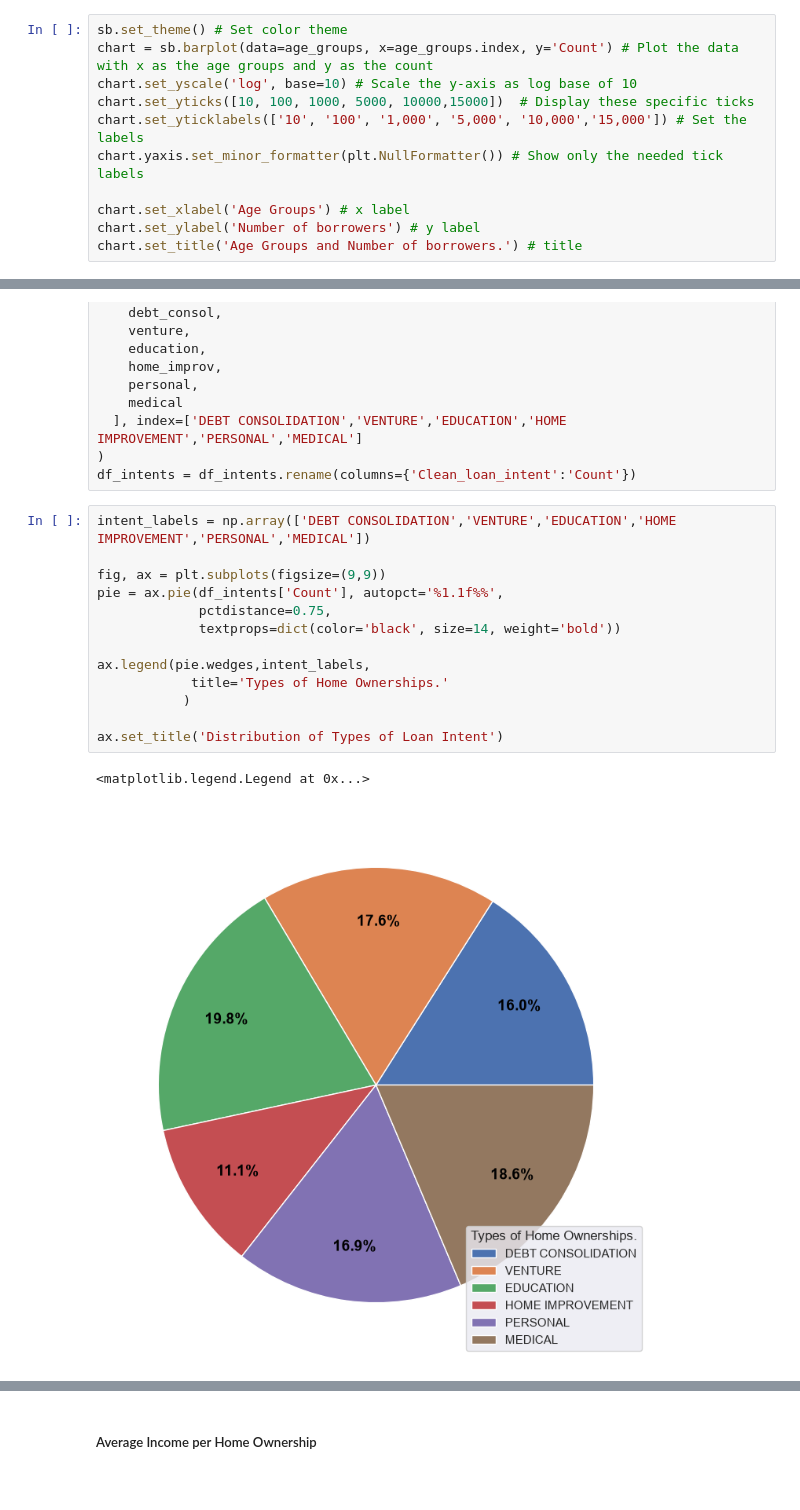
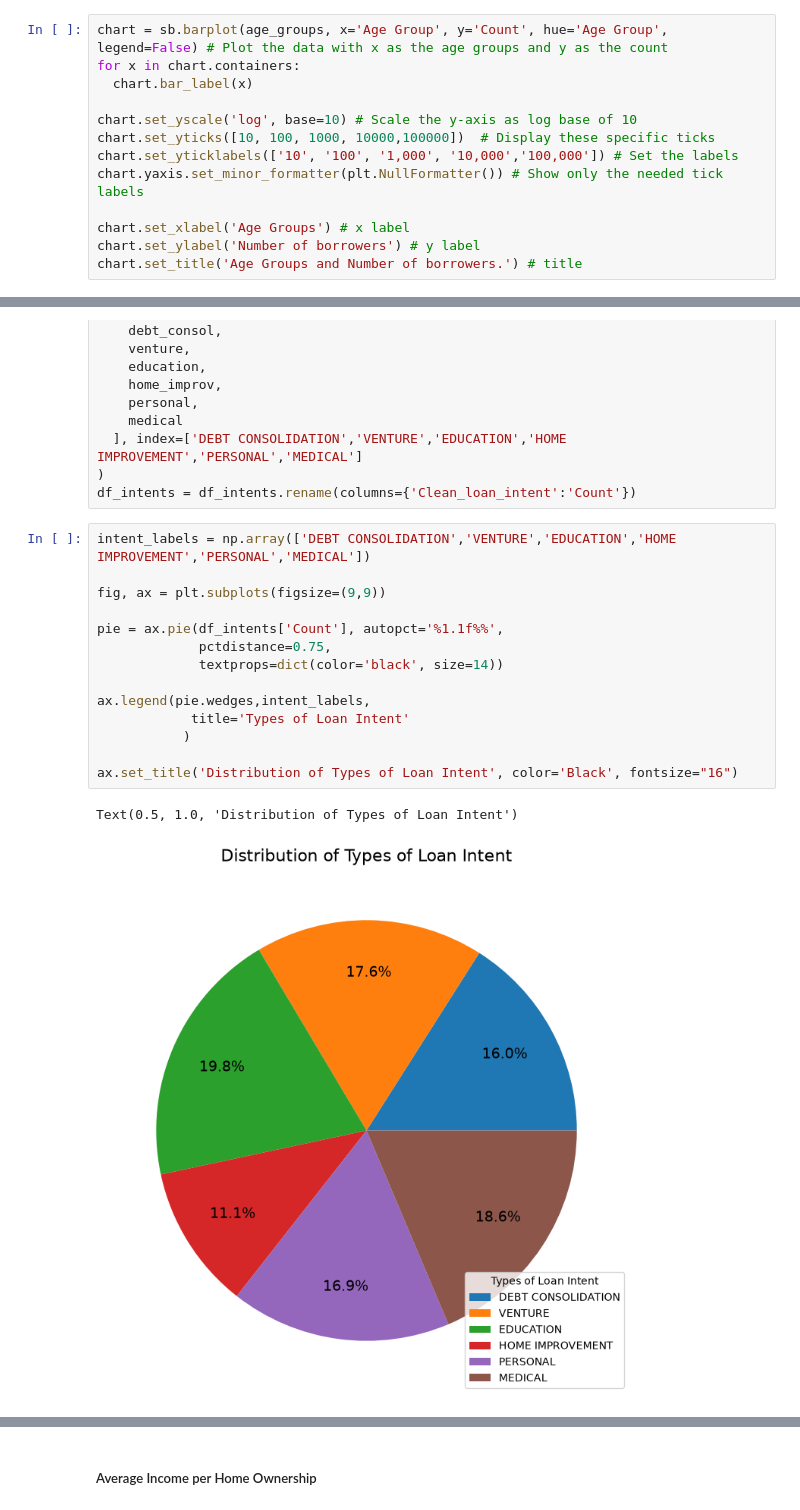
Before and after one commit to Lastlight10/credit_load_risk_data_analysis, a Jupyter notebook: 2_data_analysis_exploration.ipynb, the cells around one changed output, grey strips where cells are left out. Drawn from its saved outputs; the diff is of its cells as text.

```diff
--- a/2_data_analysis_exploration.ipynb
+++ b/2_data_analysis_exploration.ipynb
@@ -79,11 +81,13 @@ age_groups
 | 56-65 | 104 |
 | 66+ | 30 |
 # %%
-sb.set_theme() # Set color theme
-chart = sb.barplot(data=age_groups, x=age_groups.index, y='Count') # Plot the data with x as the age groups and y as the count
+chart = sb.barplot(age_groups, x='Age Group', y='Count', hue='Age Group', legend=False) # Plot the data with x as the age groups and y as the count
+for x in chart.containers:
+  chart.bar_label(x)
+
 chart.set_yscale('log', base=10) # Scale the y-axis as log base of 10
-chart.set_yticks([10, 100, 1000, 5000, 10000,15000])  # Display these specific ticks
-chart.set_yticklabels(['10', '100', '1,000', '5,000', '10,000','15,000']) # Set the labels
+chart.set_yticks([10, 100, 1000, 10000,100000])  # Display these specific ticks
+chart.set_yticklabels(['10', '100', '1,000', '10,000','100,000']) # Set the labels
 chart.yaxis.set_minor_formatter(plt.NullFormatter()) # Show only the needed tick labels
 
 chart.set_xlabel('Age Groups') # x label
@@ -385,16 +395,17 @@ df_intents = df_intents.rename(columns={'Clean_loan_intent':'Count'})
 # %%
 intent_labels = np.array(['DEBT CONSOLIDATION','VENTURE','EDUCATION','HOME IMPROVEMENT','PERSONAL','MEDICAL'])
 
 fig, ax = plt.subplots(figsize=(9,9))
+
 pie = ax.pie(df_intents['Count'], autopct='%1.1f%%',
              pctdistance=0.75,
-             textprops=dict(color='black', size=14, weight='bold'))
+             textprops=dict(color='black', size=14))
 
 ax.legend(pie.wedges,intent_labels,
-            title='Types of Home Ownerships.'
+            title='Types of Loan Intent'
            )
 
-ax.set_title('Distribution of Types of Loan Intent')
+ax.set_title('Distribution of Types of Loan Intent', color='Black', fontsize="16")
 # %% [output]
-<matplotlib.legend.Legend at 0x...>
+Text(0.5, 1.0, 'Distribution of Types of Loan Intent')
-[figure, old version]
+[figure, new version]
```
Also changed, not shown: parts of 33 cells of this notebook.
